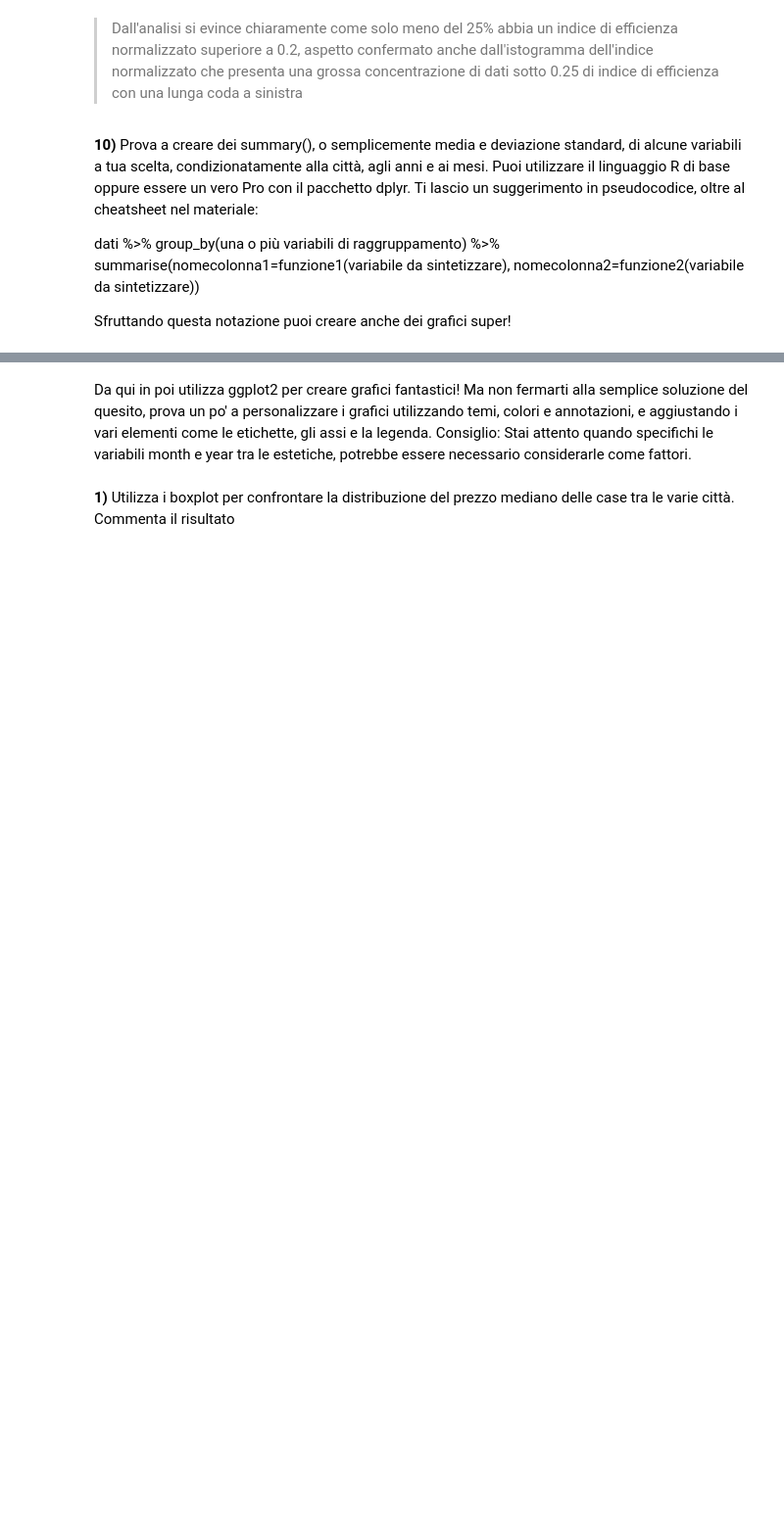
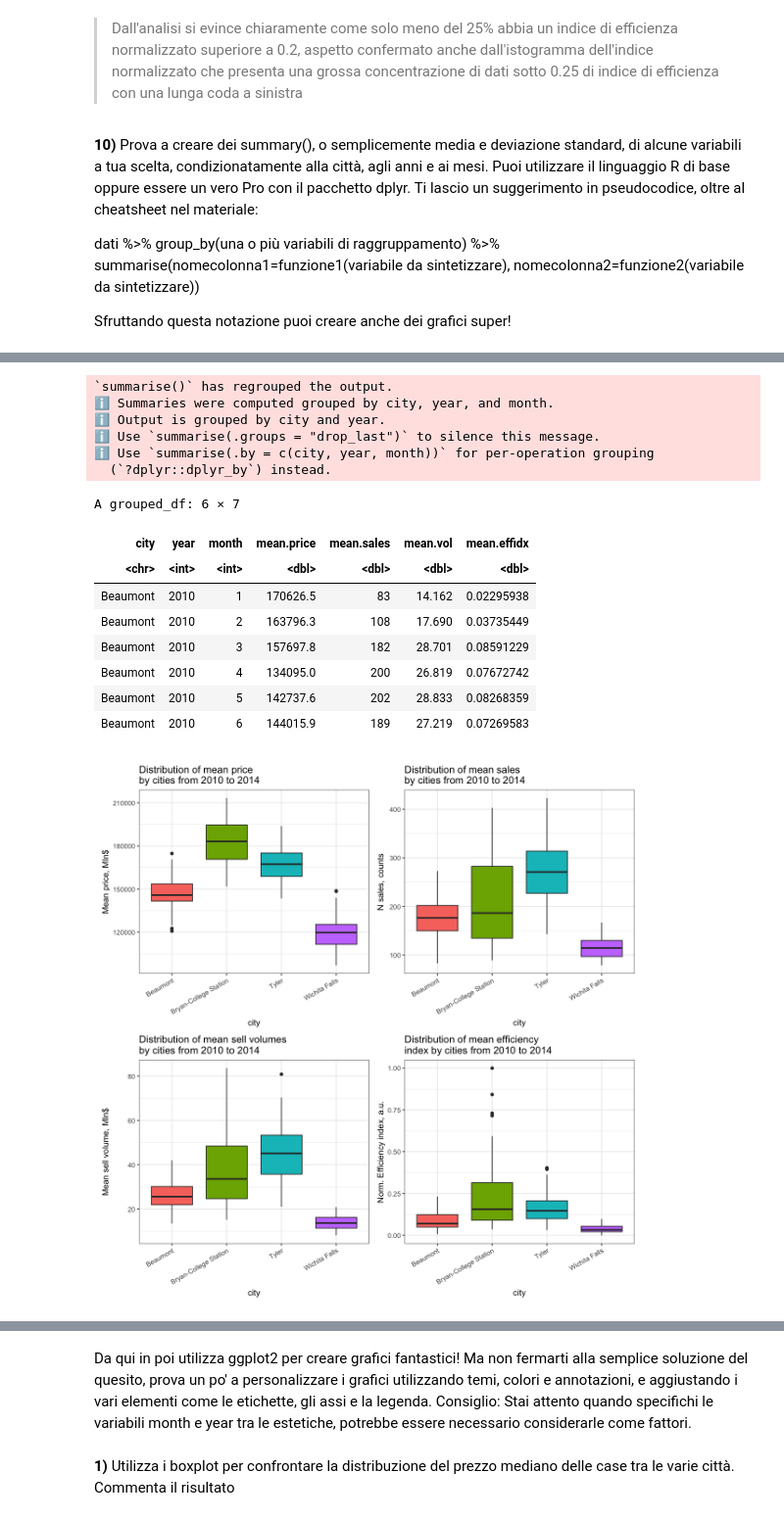
Before and after one commit to MarcoVando/statistica-descrittiva-per-datascience, a Jupyter notebook: progetto finale/prj_final.ipynb, the cells around one changed output, grey strips where cells are left out. Shown at 98% size. Saved outputs shown, nothing was run; the diff lists cells and outputs as text; code cells hidden in the pictures; blank space fills up the shorter version.

Commit message:
continued with the final project. implemented some cool boxplots

```diff
--- a/progetto finale/prj_final.ipynb
+++ b/progetto finale/prj_final.ipynb
@@ -369,0 +385,62 @@ Sfruttando questa notazione puoi creare anche dei grafici super!
+# %%
+library("dplyr")
+
+group.stats <- df_house %>% group_by(city, year, month) %>%
+   summarise(mean.price=mean(mean_price),
+        mean.sales = mean(sales),
+        mean.vol = mean(volume),
+        mean.effidx = mean(eff_idx_norm))
+
+head(group.stats)
+
+library(ggplot2)
+library(patchwork)
+options(repr.plot.width = 10, repr.plot.height = 10)
+
+p1 <- ggplot(group.stats) +
+      theme_bw() +
+      geom_boxplot(aes(x=city, y = mean.price, fill=city)) +
+      labs(title = "Distribution of mean price \nby cities from 2010 to 2014",
+      x = "city", y="Mean price, Mln$") +
+      theme(legend.position = "none", axis.text.x = element_text(angle = 30, hjust = 1))
+
+p2 <- ggplot(group.stats) +
+      theme_bw() +
+      geom_boxplot(aes(x=city, y = mean.sales, fill=city)) +
+      labs(title = "Distribution of mean sales \nby cities from 2010 to 2014",
+      x = "city", y="N sales, counts") +
+      theme(legend.position = "none", axis.text.x = element_text(angle = 30, hjust = 1))
+
+p3 <- ggplot(group.stats) +
+      theme_bw() +
+      geom_boxplot(aes(x=city, y = mean.vol, fill=city)) +
+      labs(title = "Distribution of mean sell volumes \nby cities from 2010 to 2014",
+       x = "city", y="Mean sell volume, Mln$") +
+      theme(legend.position = "none", axis.text.x = element_text(angle = 30, hjust = 1))
+
+p4 <- ggplot(group.stats) +
+      theme_bw() +
+      geom_boxplot(aes(x=city, y = mean.effidx, fill=city)) +
+      labs(title = "Distribution of mean efficiency \nindex by cities from 2010 to 2014",
+      x = "city", y="Norm. Efficiency index, a.u.") +
+      theme(legend.position = "none", axis.text.x = element_text(angle = 30, hjust = 1))
+
+
+p1 + p2 + p3 + p4 + plot_layout(nrow = 2, ncol = 2,)
+# %% [output]
+`summarise()` has regrouped the output.
+ℹ Summaries were computed grouped by city, year, and month.
+ℹ Output is grouped by city and year.
+ℹ Use `summarise(.groups = "drop_last")` to silence this message.
+ℹ Use `summarise(.by = c(city, year, month))` for per-operation grouping
+  (`?dplyr::dplyr_by`) instead.
+A grouped_df: 6 × 7
+| city | year | month | mean.price | mean.sales | mean.vol | mean.effidx |
+| <chr> | <int> | <int> | <dbl> | <dbl> | <dbl> | <dbl> |
+| Beaumont | 2010 | 1 | 170626.5 | 83 | 14.162 | 0.02295938 |
+| Beaumont | 2010 | 2 | 163796.3 | 108 | 17.690 | 0.03735449 |
+| Beaumont | 2010 | 3 | 157697.8 | 182 | 28.701 | 0.08591229 |
+| Beaumont | 2010 | 4 | 134095.0 | 200 | 26.819 | 0.07672742 |
+| Beaumont | 2010 | 5 | 142737.6 | 202 | 28.833 | 0.08268359 |
+| Beaumont | 2010 | 6 | 144015.9 | 189 | 27.219 | 0.07269583 |
+[figure, added]
```
Also changed, not shown: parts of 10 cells of this notebook.
